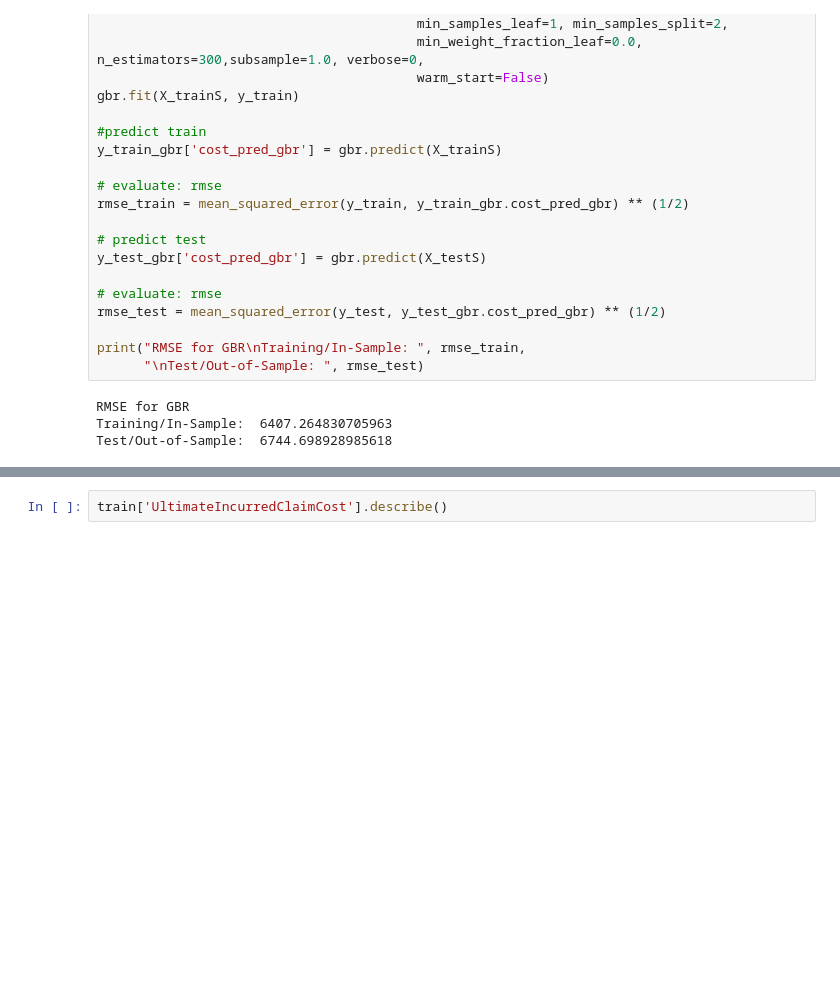
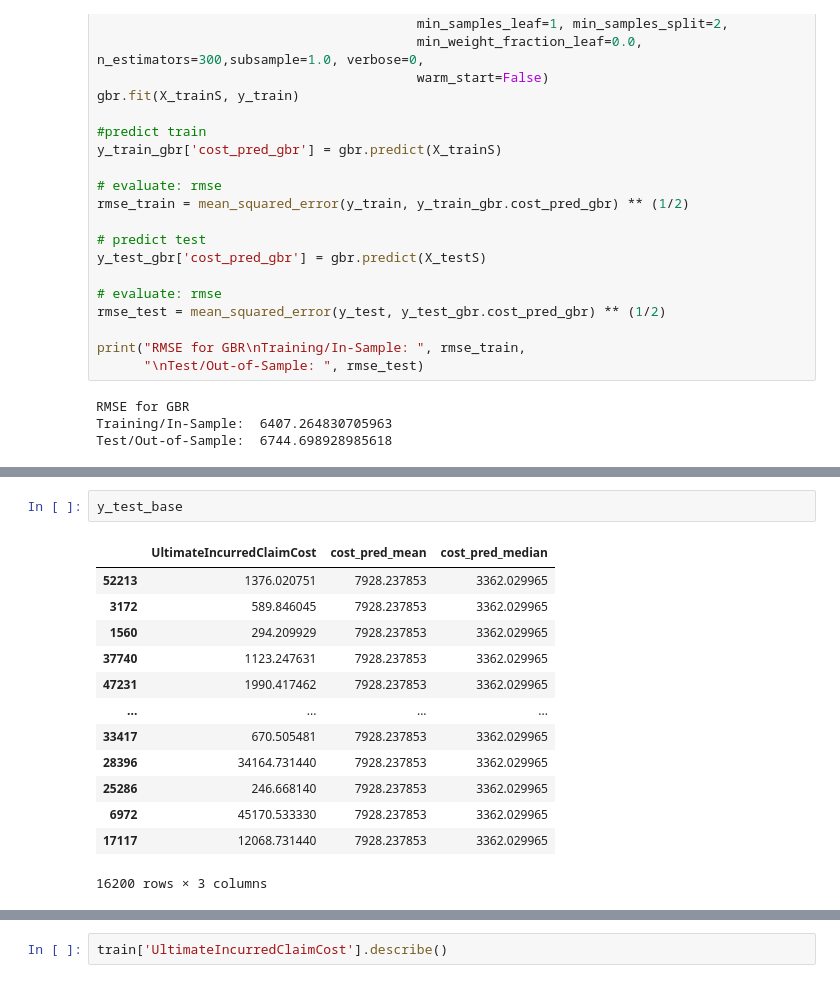
Before and after one commit to Ken-Alviola/CSC510, a Jupyter notebook: Portfolio Project/test.ipynb, the cells around one changed output, grey strips where cells are left out. Cells and saved outputs as stored; diff of their text form; blank space fills up the shorter version.

```diff
--- a/Portfolio Project/test.ipynb
+++ b/Portfolio Project/test.ipynb
@@ -938,0 +984,16 @@ InitialIncurredCalimsCost-88.97%
+# %%
+y_test_base
+# %% [output]
+|  | UltimateIncurredClaimCost | cost_pred_mean | cost_pred_median |
+| 52213 | 1376.020751 | 7928.237853 | 3362.029965 |
+| 3172 | 589.846045 | 7928.237853 | 3362.029965 |
+| 1560 | 294.209929 | 7928.237853 | 3362.029965 |
+| 37740 | 1123.247631 | 7928.237853 | 3362.029965 |
+| 47231 | 1990.417462 | 7928.237853 | 3362.029965 |
+| ... | ... | ... | ... |
+| 33417 | 670.505481 | 7928.237853 | 3362.029965 |
+| 28396 | 34164.731440 | 7928.237853 | 3362.029965 |
+| 25286 | 246.668140 | 7928.237853 | 3362.029965 |
+| 6972 | 45170.533330 | 7928.237853 | 3362.029965 |
+| 17117 | 12068.731440 | 7928.237853 | 3362.029965 |
+16200 rows × 3 columns
```
Also changed, not shown: parts of 61 cells of this notebook.
